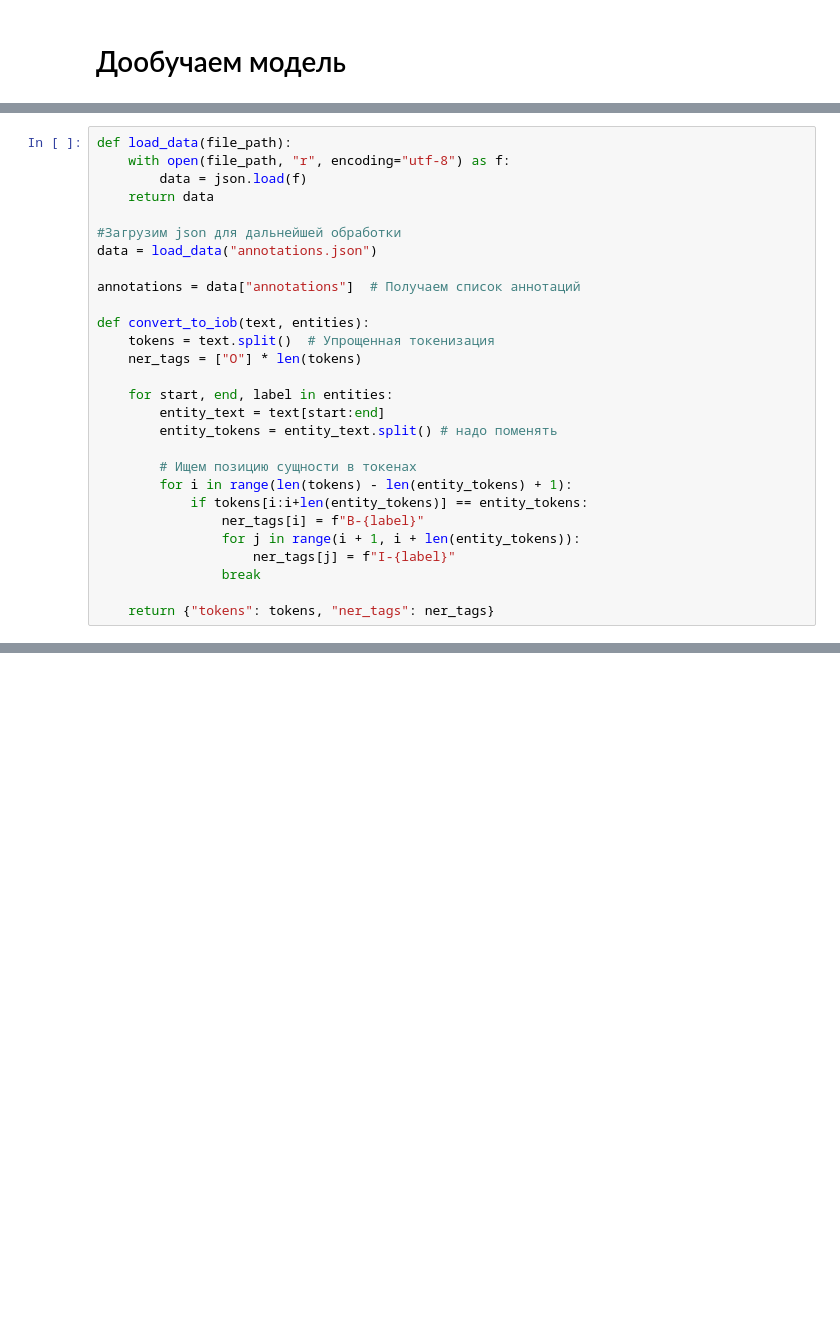
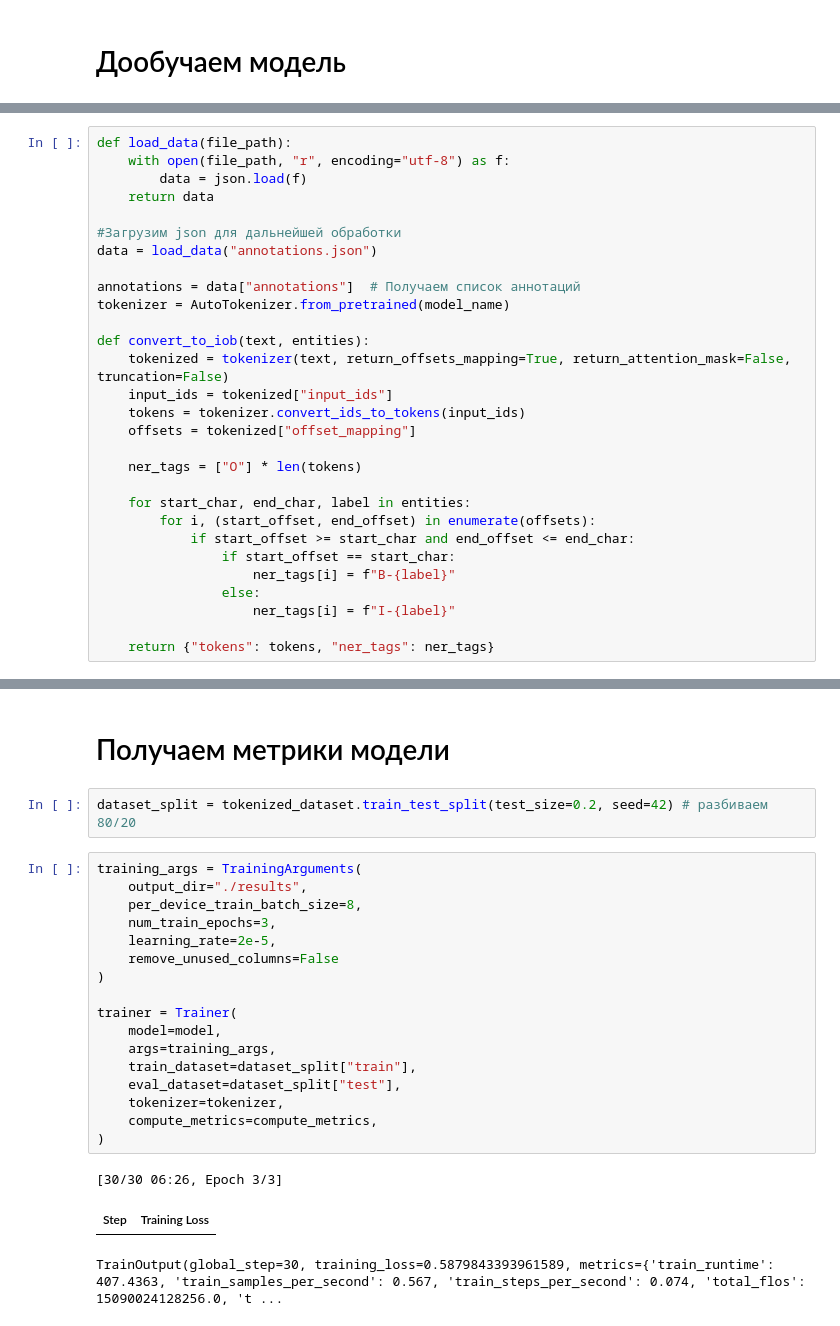
Before and after one commit to PigStep/NER_based-ML-furniture-store-extraction, a Jupyter notebook: notebook.ipynb, the cells around one changed output, grey strips where cells are left out. Drawn from its saved outputs; the diff is of its cells as text; blank space fills up the shorter version.

Commit message:
model training and tokenization fuctions

```diff
--- a/notebook.ipynb
+++ b/notebook.ipynb
@@ -135,21 +143,22 @@ def load_data(file_path):
 data = load_data("annotations.json")
 
 annotations = data["annotations"]  # Получаем список аннотаций
+tokenizer = AutoTokenizer.from_pretrained(model_name)
 
 def convert_to_iob(text, entities):
-    tokens = text.split()  # Упрощенная токенизация
+    tokenized = tokenizer(text, return_offsets_mapping=True, return_attention_mask=False, truncation=False)
+    input_ids = tokenized["input_ids"]
+    tokens = tokenizer.convert_ids_to_tokens(input_ids)
+    offsets = tokenized["offset_mapping"]
+
     ner_tags = ["O"] * len(tokens)
 
-    for start, end, label in entities:
-        entity_text = text[start:end]
-        entity_tokens = entity_text.split() # надо поменять
-
-        # Ищем позицию сущности в токенах
-        for i in range(len(tokens) - len(entity_tokens) + 1):
-            if tokens[i:i+len(entity_tokens)] == entity_tokens:
-                ner_tags[i] = f"B-{label}"
-                for j in range(i + 1, i + len(entity_tokens)):
-                    ner_tags[j] = f"I-{label}"
-                break
+    for start_char, end_char, label in entities:
+        for i, (start_offset, end_offset) in enumerate(offsets):
+            if start_offset >= start_char and end_offset <= end_char:
+                if start_offset == start_char:
+                    ner_tags[i] = f"B-{label}"
+                else:
+                    ner_tags[i] = f"I-{label}"
 
     return {"tokens": tokens, "ner_tags": ner_tags}
@@ -167,0 +216,25 @@ dataset = Dataset.from_list(processed_data)
+# %% [markdown]
+# Получаем метрики модели
+# %%
+dataset_split = tokenized_dataset.train_test_split(test_size=0.2, seed=42) # разбиваем 80/20
+# %%
+training_args = TrainingArguments(
+    output_dir="./results",
+    per_device_train_batch_size=8,
+    num_train_epochs=3,
+    learning_rate=2e-5,
+    remove_unused_columns=False
+)
+
+trainer = Trainer(
+    model=model,
+    args=training_args,
+    train_dataset=dataset_split["train"],
+    eval_dataset=dataset_split["test"],
+    tokenizer=tokenizer,
+    compute_metrics=compute_metrics,
+)
+# %% [output]
+[30/30 06:26, Epoch 3/3]
+| Step | Training Loss |
+TrainOutput(global_step=30, training_loss=0.5879843393961589, metrics={'train_runtime': 407.4363, 'train_samples_per_second': 0.567, 'train_steps_per_second': 0.074, 'total_flos': 15090024128256.0, 't ...
```
Also changed, not shown: parts of 8 cells of this notebook.
